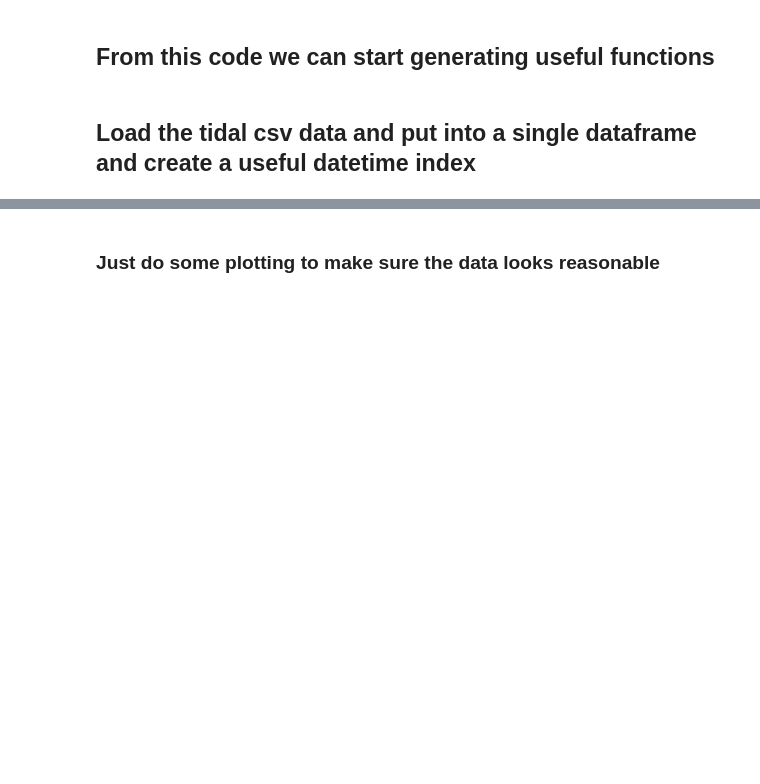
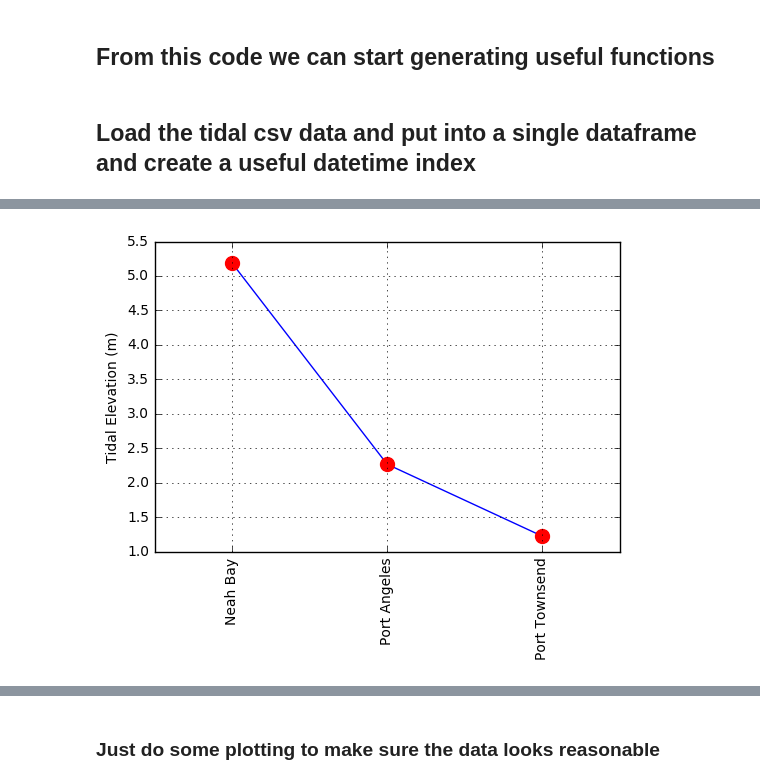
Before and after one commit to mguerrap/tydal, a Jupyter notebook: analysis/Tides_analysis.ipynb, the cells around one changed output, grey strips where cells are left out. Drawn from its saved outputs; the diff is of its cells as text; code cells hidden in the pictures; blank space fills up the shorter version.

```diff
--- a/analysis/Tides_analysis.ipynb
+++ b/analysis/Tides_analysis.ipynb
@@ -79,0 +184,24 @@ PortTownsend, PortTownsend_datetime = load_Port_Townsend()
+# %%
+def plot_tidal_elevation(slide):
+    try:
+        # Create a figure with 3 rows & 1 column
+        fig, axes = plt.subplots(nrows=1,ncols=1)
+        # Get each station's tidal elevation based on the widget slider
+        NBelev = NB.values[slide.value]
+        PAelev = PA.values[slide.value]
+        PTelev = PT.values[slide.value]
+        # Create dummy x-values
+        x=(1,2,3)
+        y=(NBelev,PAelev,PTelev)
+        # Create the figure with station labels
+        plt.scatter(x,y,s=100,color="red",zorder=2)
+        plt.plot(x,y,'b',zorder=1)
+        plt.xticks(x,['Neah Bay','Port Angeles','Port Townsend'],rotation='vertical')
+        plt.grid()
+        plt.ylabel('Tidal Elevation (m)')
+    except:
+        return None
+# %%
+plot_tidal_elevation(slide)
+# %% [output]
+[figure, added]
```
Also changed, not shown: parts of 29 cells of this notebook.
